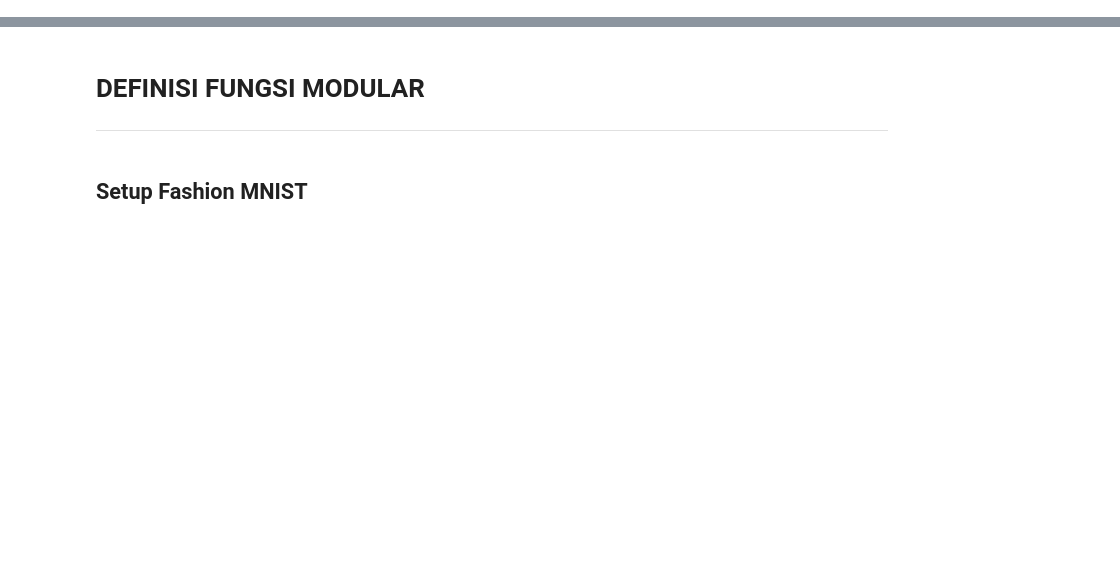
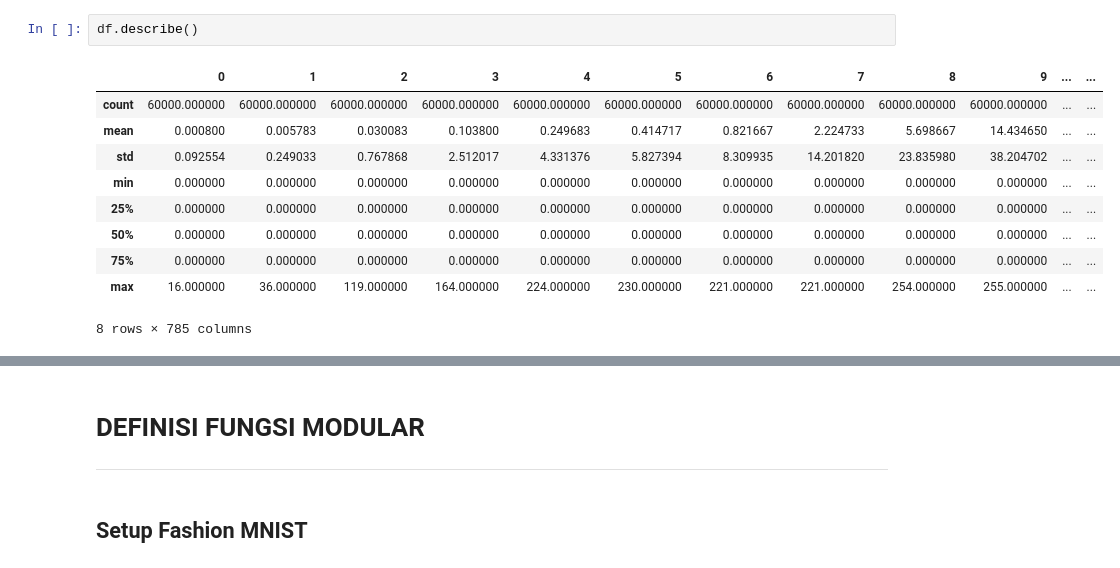
Before and after one commit to Wildan-bin/quantization-mnist, a Jupyter notebook: Modular Pipeline/Quantization_Fashion_MNIST.ipynb, the cells around one changed output, grey strips where cells are left out. Cells and saved outputs as stored; diff of their text form; blank space fills up the shorter version.

```diff
--- a/Modular Pipeline/Quantization_Fashion_MNIST.ipynb
+++ b/Modular Pipeline/Quantization_Fashion_MNIST.ipynb
@@ -0,0 +69,13 @@
+# %%
+df.describe()
+# %% [output]
+|  | 0 | 1 | 2 | 3 | 4 | 5 | 6 | 7 | 8 | 9 | ... | ... |
+| count | 60000.000000 | 60000.000000 | 60000.000000 | 60000.000000 | 60000.000000 | 60000.000000 | 60000.000000 | 60000.000000 | 60000.000000 | 60000.000000 | ... | ... |
+| mean | 0.000800 | 0.005783 | 0.030083 | 0.103800 | 0.249683 | 0.414717 | 0.821667 | 2.224733 | 5.698667 | 14.434650 | ... | ... |
+| std | 0.092554 | 0.249033 | 0.767868 | 2.512017 | 4.331376 | 5.827394 | 8.309935 | 14.201820 | 23.835980 | 38.204702 | ... | ... |
+| min | 0.000000 | 0.000000 | 0.000000 | 0.000000 | 0.000000 | 0.000000 | 0.000000 | 0.000000 | 0.000000 | 0.000000 | ... | ... |
+| 25% | 0.000000 | 0.000000 | 0.000000 | 0.000000 | 0.000000 | 0.000000 | 0.000000 | 0.000000 | 0.000000 | 0.000000 | ... | ... |
+| 50% | 0.000000 | 0.000000 | 0.000000 | 0.000000 | 0.000000 | 0.000000 | 0.000000 | 0.000000 | 0.000000 | 0.000000 | ... | ... |
+| 75% | 0.000000 | 0.000000 | 0.000000 | 0.000000 | 0.000000 | 0.000000 | 0.000000 | 0.000000 | 0.000000 | 0.000000 | ... | ... |
+| max | 16.000000 | 36.000000 | 119.000000 | 164.000000 | 224.000000 | 230.000000 | 221.000000 | 221.000000 | 254.000000 | 255.000000 | ... | ... |
+8 rows × 785 columns
```
Also changed, not shown: parts of 57 cells of this notebook.
